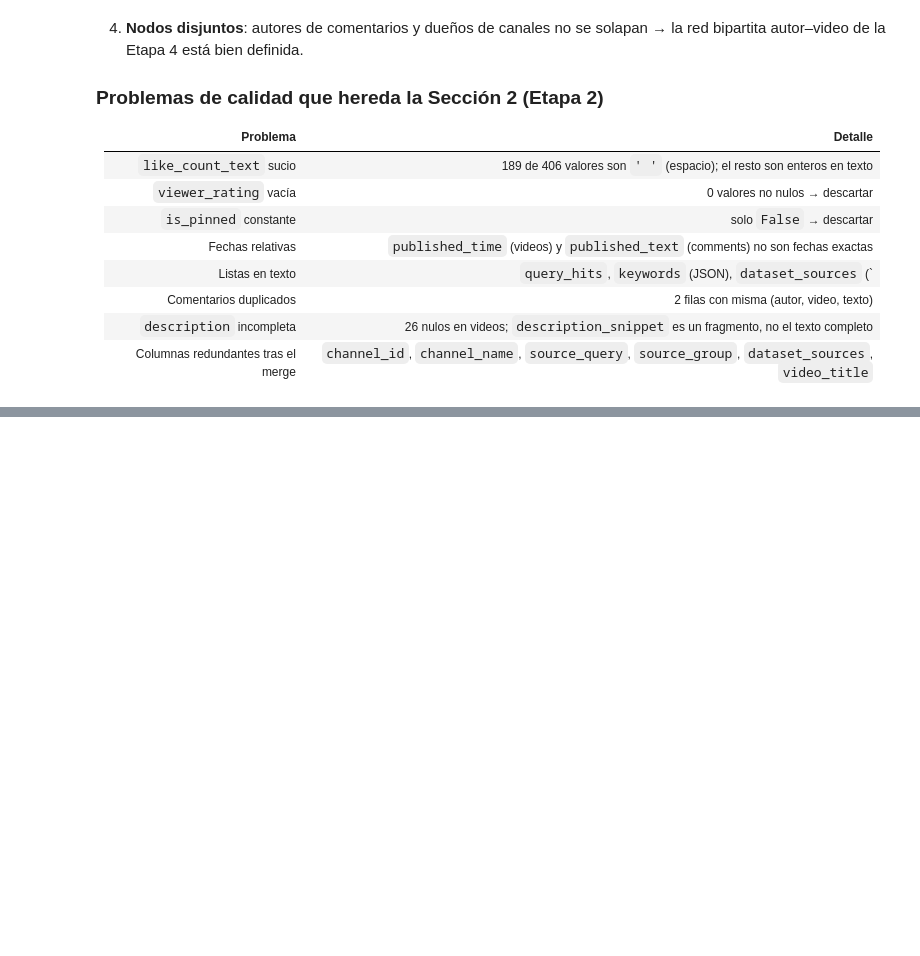
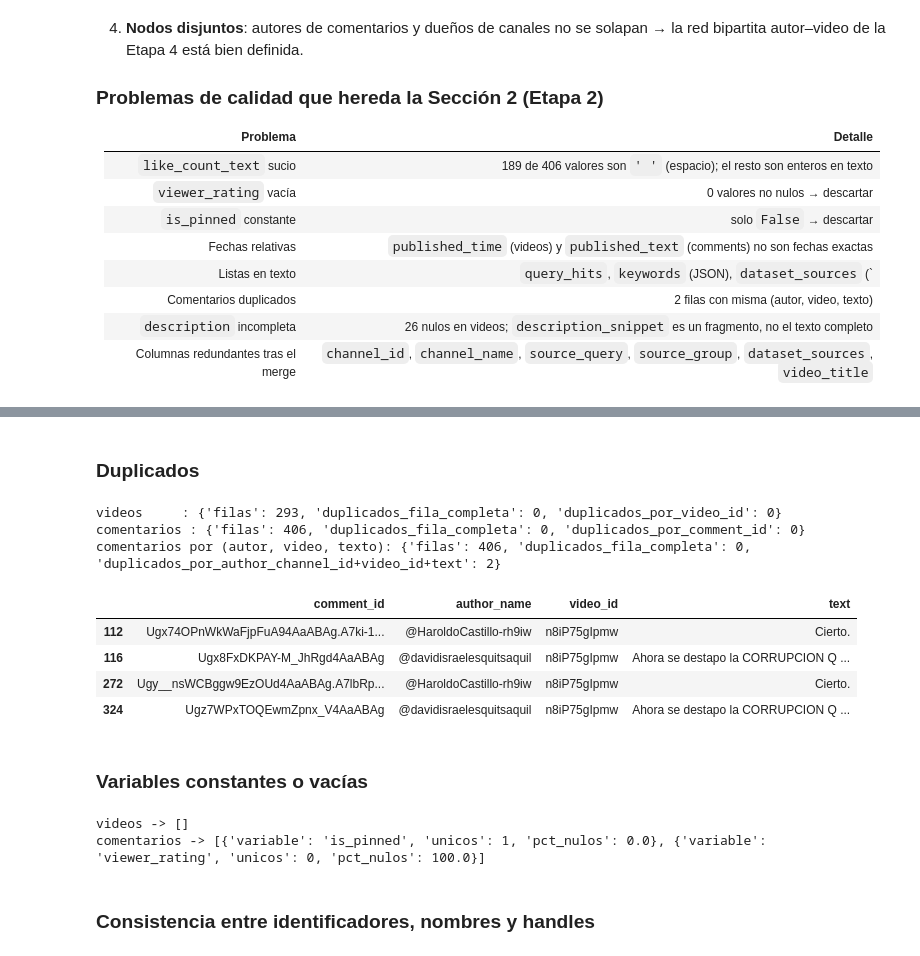
Before and after one commit to ecarcamo/CC3084-DATA-SCIENCE, a Jupyter notebook: notebooks/01_carga_limpieza.ipynb, the cells around one changed output, grey strips where cells are left out. Drawn from its saved outputs; the diff is of its cells as text; code cells hidden in the pictures; blank space fills up the shorter version.

```diff
--- a/notebooks/01_carga_limpieza.ipynb
+++ b/notebooks/01_carga_limpieza.ipynb
@@ -338,0 +370,30 @@ plt.show()
+# %% [markdown]
+### Duplicados
+# %%
+print("videos     :", limpieza.resumen_duplicados(videos, ["video_id"]))
+print("comentarios :", limpieza.resumen_duplicados(comentarios, ["comment_id"]))
+print("comentarios por (autor, video, texto):",
+      limpieza.resumen_duplicados(comentarios, ["author_channel_id", "video_id", "text"]))
+
+dup = comentarios[comentarios.duplicated(["author_channel_id", "video_id", "text"], keep=False)]
+dup[["comment_id", "author_name", "video_id", "text"]].assign(text=lambda d: d["text"].str.slice(0, 60))
+# %% [output]
+videos     : {'filas': 293, 'duplicados_fila_completa': 0, 'duplicados_por_video_id': 0}
+comentarios : {'filas': 406, 'duplicados_fila_completa': 0, 'duplicados_por_comment_id': 0}
+comentarios por (autor, video, texto): {'filas': 406, 'duplicados_fila_completa': 0, 'duplicados_por_author_channel_id+video_id+text': 2}
+|  | comment_id | author_name | video_id | text |
+| 112 | Ugx74OPnWkWaFjpFuA94AaABAg.A7ki-1... | @HaroldoCastillo-rh9iw | n8iP75gIpmw | Cierto. |
+| 116 | Ugx8FxDKPAY-M_JhRgd4AaABAg | @davidisraelesquitsaquil | n8iP75gIpmw | Ahora se destapo la CORRUPCION Q ... |
+| 272 | Ugy__nsWCBggw9EzOUd4AaABAg.A7lbRp... | @HaroldoCastillo-rh9iw | n8iP75gIpmw | Cierto. |
+| 324 | Ugz7WPxTOQEwmZpnx_V4AaABAg | @davidisraelesquitsaquil | n8iP75gIpmw | Ahora se destapo la CORRUPCION Q ... |
+# %% [markdown]
+### Variables constantes o vacías
+# %%
+for nombre, cat in [("videos", df_cat_v), ("comentarios", df_cat_c)]:
+    malas = cat[(cat["constante"]) | (cat["pct_nulos"] == 100)]
+    print(nombre, "->", malas[["variable", "unicos", "pct_nulos"]].to_dict("records"))
+# %% [output]
+videos -> []
+comentarios -> [{'variable': 'is_pinned', 'unicos': 1, 'pct_nulos': 0.0}, {'variable': 'viewer_rating', 'unicos': 0, 'pct_nulos': 100.0}]
+# %% [markdown]
+### Consistencia entre identificadores, nombres y handles
```
Also changed, not shown: parts of 26 cells of this notebook, 3 other files.
